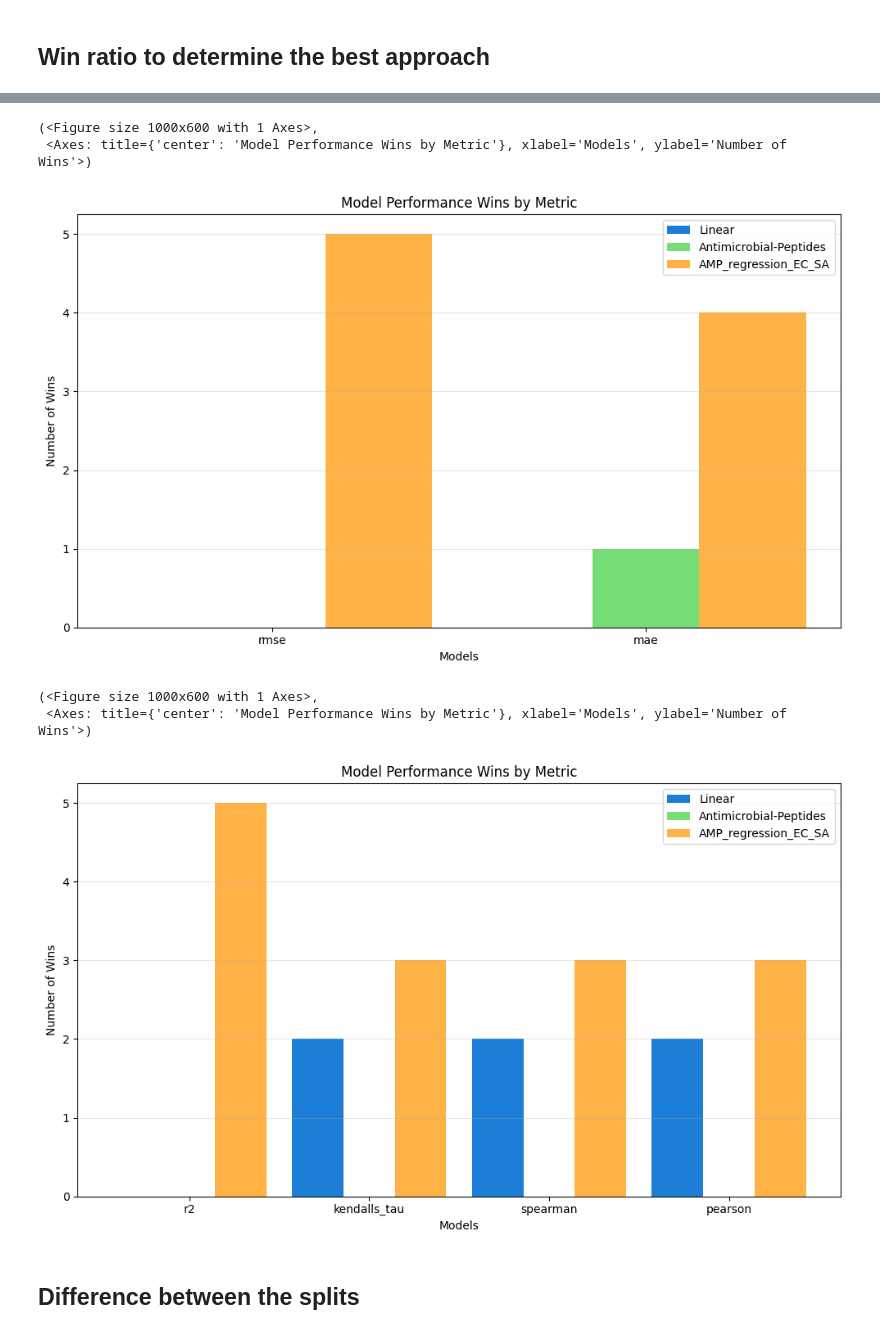
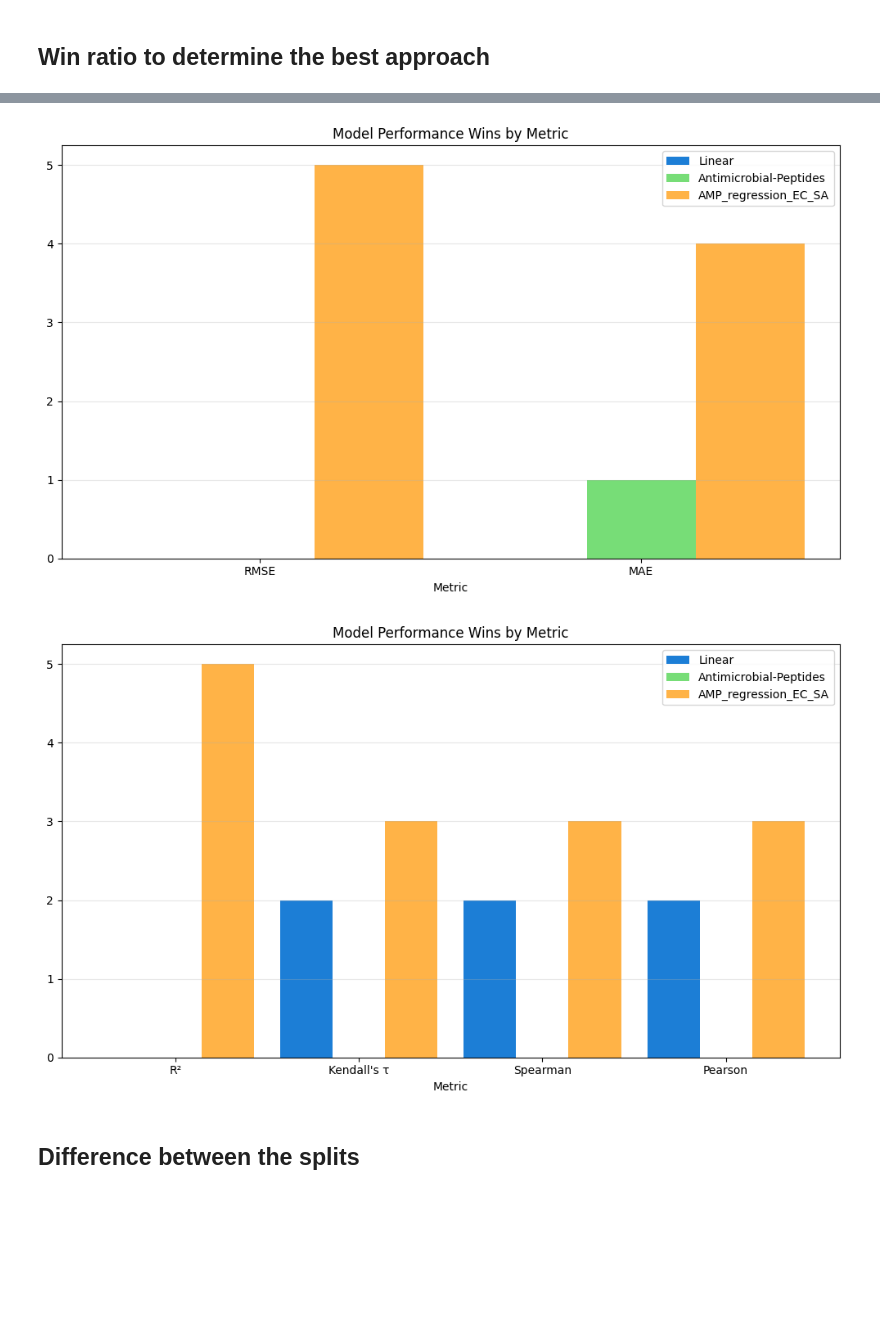
Before and after one commit to anthol42/QMAP, a Jupyter notebook: projects/full_benchmark.ipynb, the cells around one changed output, grey strips where cells are left out. Cells and saved outputs as stored; diff of their text form; code cells hidden in the pictures; blank space fills up the shorter version.

Commit message:
Feat(made benchmark figures for paper)

```diff
--- a/projects/full_benchmark.ipynb
+++ b/projects/full_benchmark.ipynb
@@ -153,7 +152,7 @@ plot_all_metrics(['r2', 'kendalls_tau', 'spearman', 'pearson'], 60)
 # %% [markdown]
 ## Win ratio to determine the best approach
 # %%
-def plot_wins(metrics, threshold, direction):
+def plot_wins(metrics, threshold, direction, alias: list[str] = None):
     """
     Plot the number of wins for each model for every metric at a given threshold.
     Args:
@@ -201,13 +200,13 @@ def plot_wins(metrics, threshold, direction):
                            label=name, color=colors[i])
 
     # Add labels and title
-    ax.set_xlabel('Models')
-    ax.set_ylabel('Number of Wins')
+    ax.set_xlabel('Metric')
+    # ax.set_ylabel('Number of Wins')
     ax.set_title('Model Performance Wins by Metric')
 
     # Set x-tick positions to center of each group and add model names
     ax.set_xticks(x_positions + bar_width)
-    ax.set_xticklabels(metrics)
+    ax.set_xticklabels(alias or metrics)
 
     # Add legend
     ax.legend()
@@ -231,15 +228,13 @@ plot_wins(['r2', 'kendalls_tau', 'spearman', 'pearson'], 55, 'max')
 # %%
-plot_wins(['rmse', 'mae'], 60, 'min')
+plot_wins(['rmse', 'mae'], 60, 'min', ['RMSE', 'MAE'])
+plt.savefig('figs/win_loss_60.svg')
 # %% [output]
-(<Figure size 1000x600 with 1 Axes>,
- <Axes: title={'center': 'Model Performance Wins by Metric'}, xlabel='Models', ylabel='Number of Wins'>)
-[figure, old version]
+[figure, new version]
 # %%
-plot_wins(['r2', 'kendalls_tau', 'spearman', 'pearson'], 60, 'max')
+plot_wins(['r2', 'kendalls_tau', 'spearman', 'pearson'], 60, 'max', ['R²', "Kendall's τ", "Spearman", "Pearson"])
+plt.savefig('figs/win_corr_60.svg')
 # %% [output]
-(<Figure size 1000x600 with 1 Axes>,
- <Axes: title={'center': 'Model Performance Wins by Metric'}, xlabel='Models', ylabel='Number of Wins'>)
-[figure, old version]
+[figure, new version]
 # %% [markdown]
 ## Difference between the splits
 # %%
```
Also changed, not shown: parts of 12 cells of this notebook, 3 other files.
